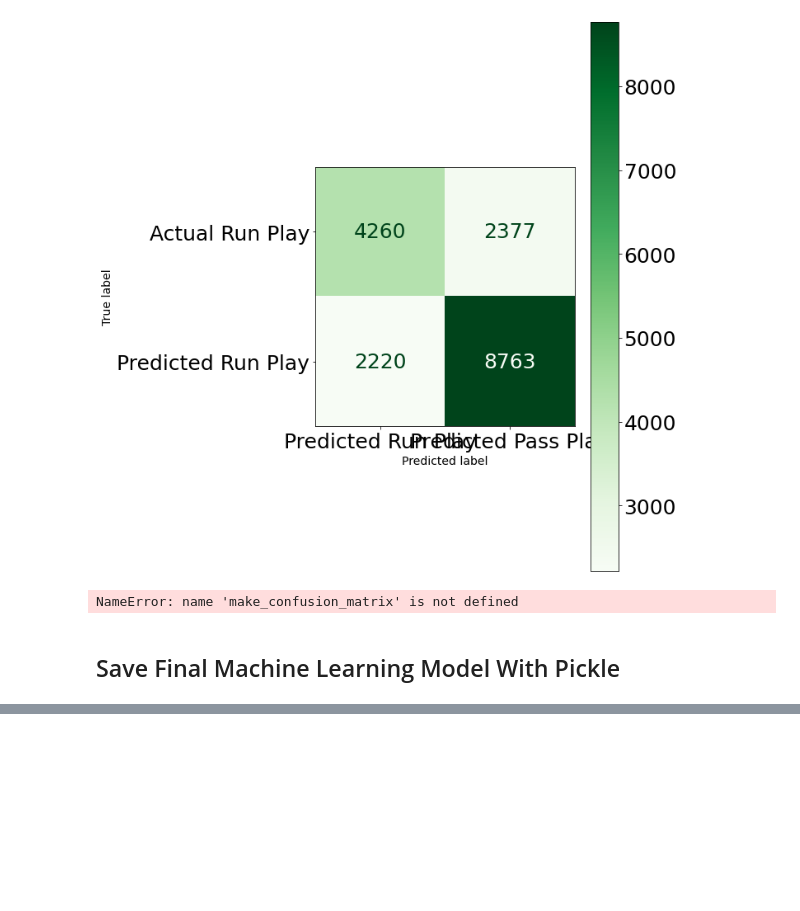
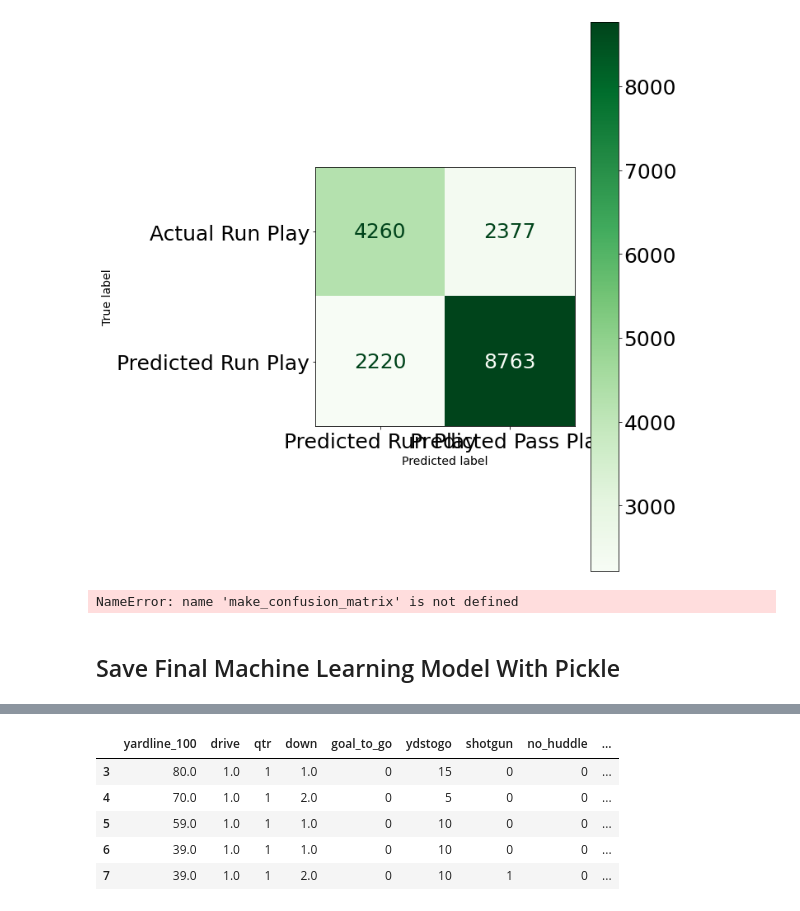
Before and after one commit to JJHick95/NFL-Play-Predictor, a Jupyter notebook: notebooks/Models.ipynb, the cells around one changed output, grey strips where cells are left out. Cells and saved outputs as stored; diff of their text form; code cells hidden in the pictures; blank space fills up the shorter version.

```diff
--- a/notebooks/Models.ipynb
+++ b/notebooks/Models.ipynb
@@ -572,3 +572,5 @@ import pickle as pkl
 file = open('final_pipeline.pkl', 'wb')
 pkl.dump(best_et_pipeline, file)
 file.close()
+# %%
+df2 = pd.read_pickle('run_pass_df.pkl')
@@ -574,0 +586,4 @@ file.close()
+# %%
+df2['quarter_minutes_remaining'] = round(df2['quarter_seconds_remaining']/60, 2)
+df2['half_minutes_remaining'] = round(df2['half_seconds_remaining']/60, 2)
+df2['game_minutes_remaining'] = round(df2['game_seconds_remaining']/60, 2)
@@ -574,0 +600,11 @@ file.close()
+# %%
+df2 = df2.drop(['yards_gained', 'quarter_seconds_remaining', 'half_seconds_remaining', 'game_seconds_remaining'], axis=1)
+# %%
+df2.head()
+# %% [output]
+|  | yardline_100 | drive | qtr | down | goal_to_go | ydstogo | shotgun | no_huddle | ... |
+| 3 | 80.0 | 1.0 | 1 | 1.0 | 0 | 15 | 0 | 0 | ... |
+| 4 | 70.0 | 1.0 | 1 | 2.0 | 0 | 5 | 0 | 0 | ... |
+| 5 | 59.0 | 1.0 | 1 | 1.0 | 0 | 10 | 0 | 0 | ... |
+| 6 | 39.0 | 1.0 | 1 | 1.0 | 0 | 10 | 0 | 0 | ... |
+| 7 | 39.0 | 1.0 | 1 | 2.0 | 0 | 10 | 1 | 0 | ... |
```
Also changed, not shown: parts of 2 cells of this notebook, 10 other files.
